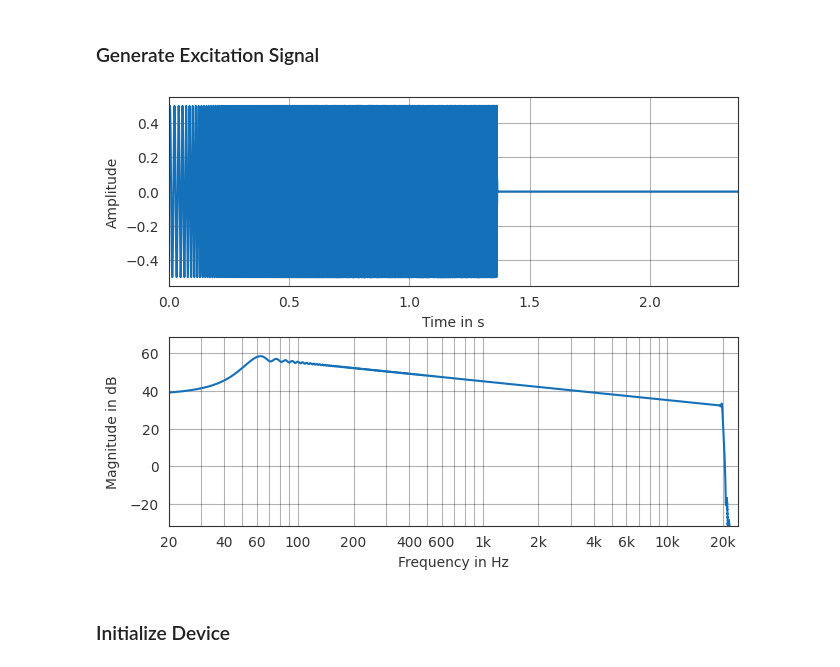
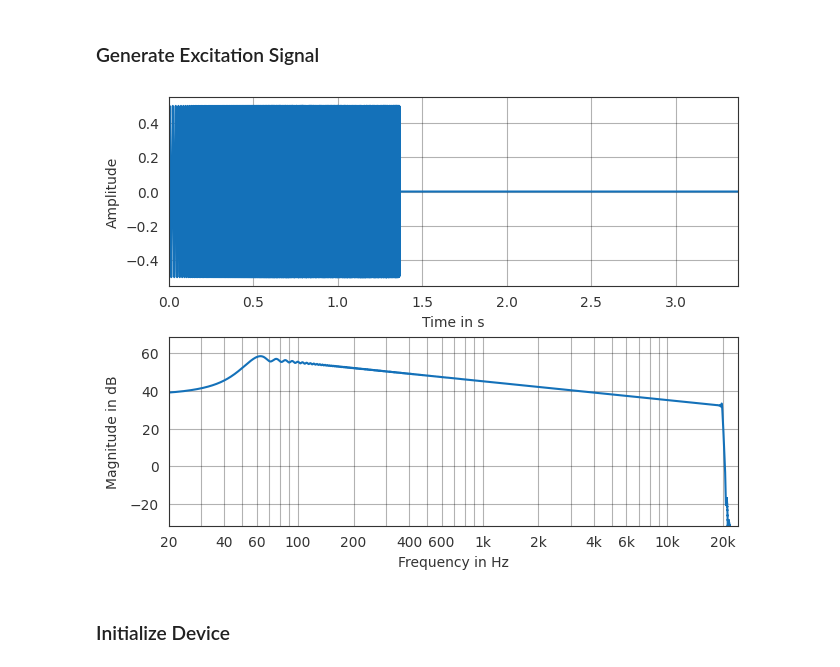
Before and after one commit to Microphone-Array-Project/ema2ambisonics, a Jupyter notebook: Measurement.ipynb, the cells around one changed output. Drawn from its saved outputs; the diff is of its cells as text; code cells hidden in the pictures.

```diff
--- a/Measurement.ipynb
+++ b/Measurement.ipynb
@@ -11,16 +13,16 @@ import os
 # %%
 fs = 48e3
 sweep = pf.signals.exponential_sweep_time(2**16, sampling_rate=fs,
                                           amplitude=0.5,
                                           frequency_range=(50, 20e3))
 
 # add one second of silence at the end
-sweep = pf.dsp.pad_zeros(sweep, int(fs*1))
+sweep = pf.dsp.pad_zeros(sweep, int(fs*2))
 
 pf.plot.time_freq(sweep)
 plt.show()
 # %% [output]
-[figure, old version]
+[figure, new version]
 # %% [markdown]
 ### Initialize Device
 # %%
```
Also changed, not shown: parts of 28 cells of this notebook, 11 other files.
